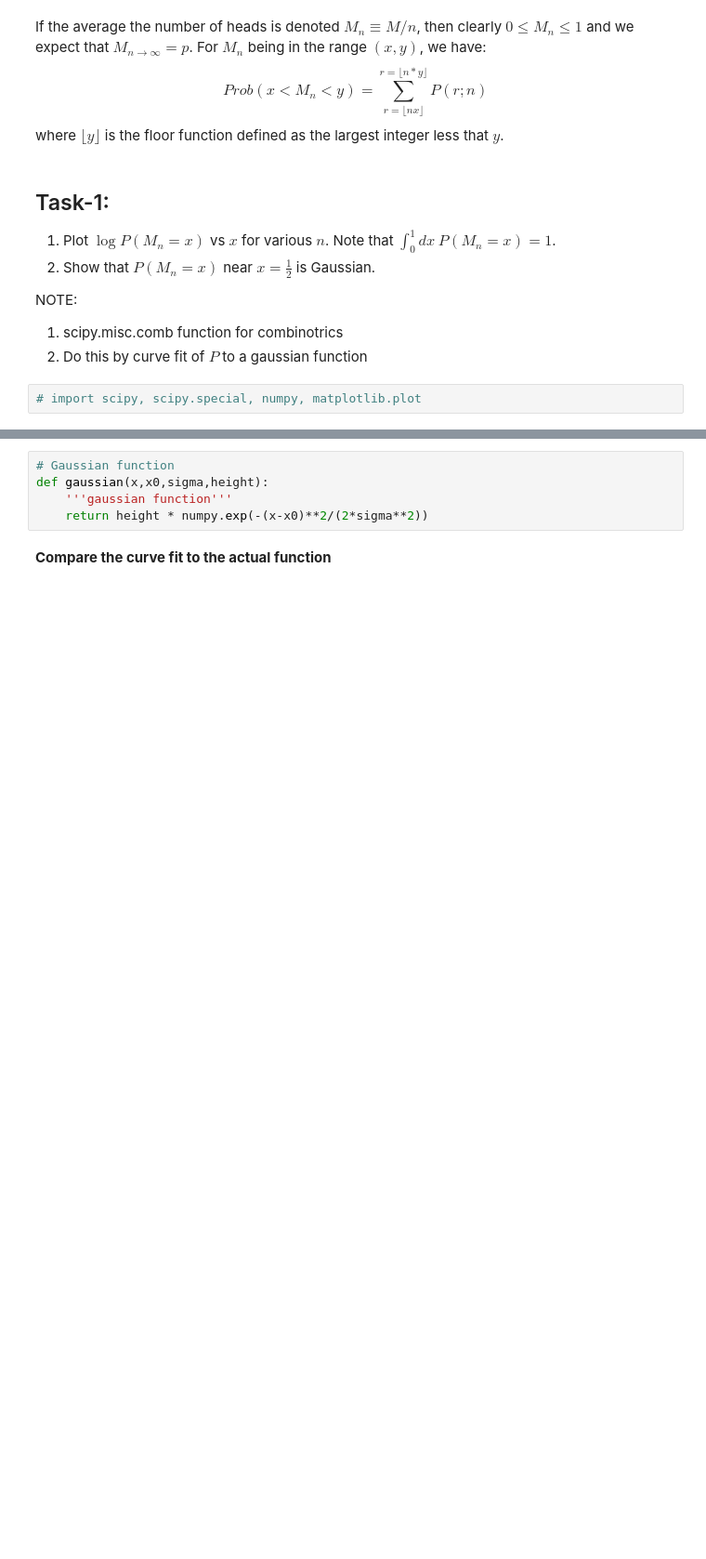
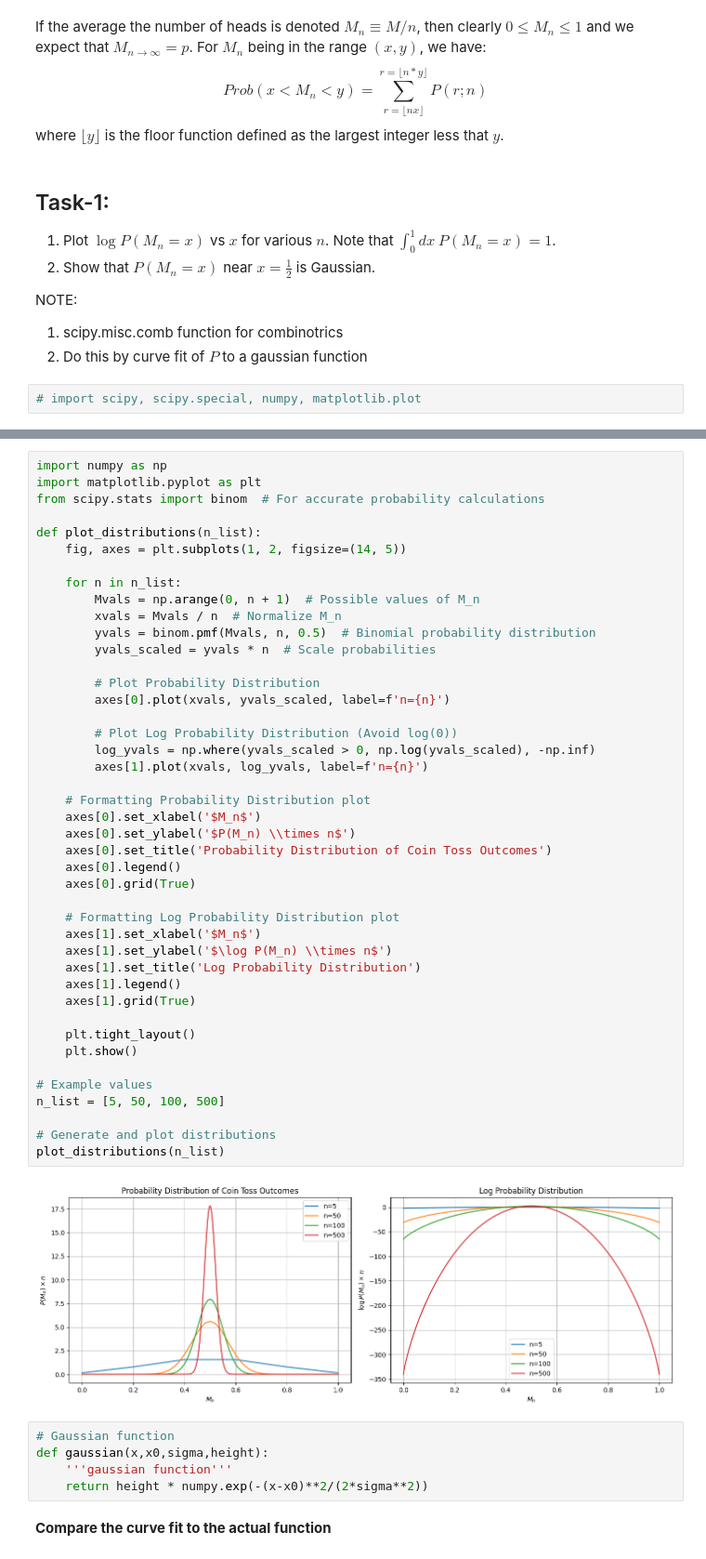
Before and after one commit to Divyansh-Atri/Cis-2, a Jupyter notebook: class2/CoinToss_Statistics_StudentWorkbook_hintComments.ipynb, the cells around one changed output, grey strips where cells are left out. Shown at 93% size. Saved outputs shown, nothing was run; the diff lists cells and outputs as text; blank space fills up the shorter version.

```diff
--- a/class2/CoinToss_Statistics_StudentWorkbook_hintComments.ipynb
+++ b/class2/CoinToss_Statistics_StudentWorkbook_hintComments.ipynb
@@ -77,3 +37,48 @@ plt.show()
+# %%
+import numpy as np
+import matplotlib.pyplot as plt
+from scipy.stats import binom  # For accurate probability calculations
+
+def plot_distributions(n_list):
+    fig, axes = plt.subplots(1, 2, figsize=(14, 5))
+
+    for n in n_list:
+        Mvals = np.arange(0, n + 1)  # Possible values of M_n
+        xvals = Mvals / n  # Normalize M_n
+        yvals = binom.pmf(Mvals, n, 0.5)  # Binomial probability distribution
+        yvals_scaled = yvals * n  # Scale probabilities
+
+        # Plot Probability Distribution
+        axes[0].plot(xvals, yvals_scaled, label=f'n={n}')
+
+        # Plot Log Probability Distribution (Avoid log(0))
+        log_yvals = np.where(yvals_scaled > 0, np.log(yvals_scaled), -np.inf)
+        axes[1].plot(xvals, log_yvals, label=f'n={n}')
+
+    # Formatting Probability Distribution plot
+    axes[0].set_xlabel('$M_n$')
+    axes[0].set_ylabel('$P(M_n) \\times n$')
+    axes[0].set_title('Probability Distribution of Coin Toss Outcomes')
+    axes[0].legend()
+    axes[0].grid(True)
+
+    # Formatting Log Probability Distribution plot
+    axes[1].set_xlabel('$M_n$')
+    axes[1].set_ylabel('$\log P(M_n) \\times n$')
+    axes[1].set_title('Log Probability Distribution')
+    axes[1].legend()
+    axes[1].grid(True)
+
+    plt.tight_layout()
+    plt.show()
+
+# Example values
+n_list = [5, 50, 100, 500]
+
+# Generate and plot distributions
+plot_distributions(n_list)
+# %% [output]
+[figure, added]
 # %%
 # Gaussian function
 def gaussian(x,x0,sigma,height):
```
Also changed, not shown: parts of 16 cells of this notebook.
